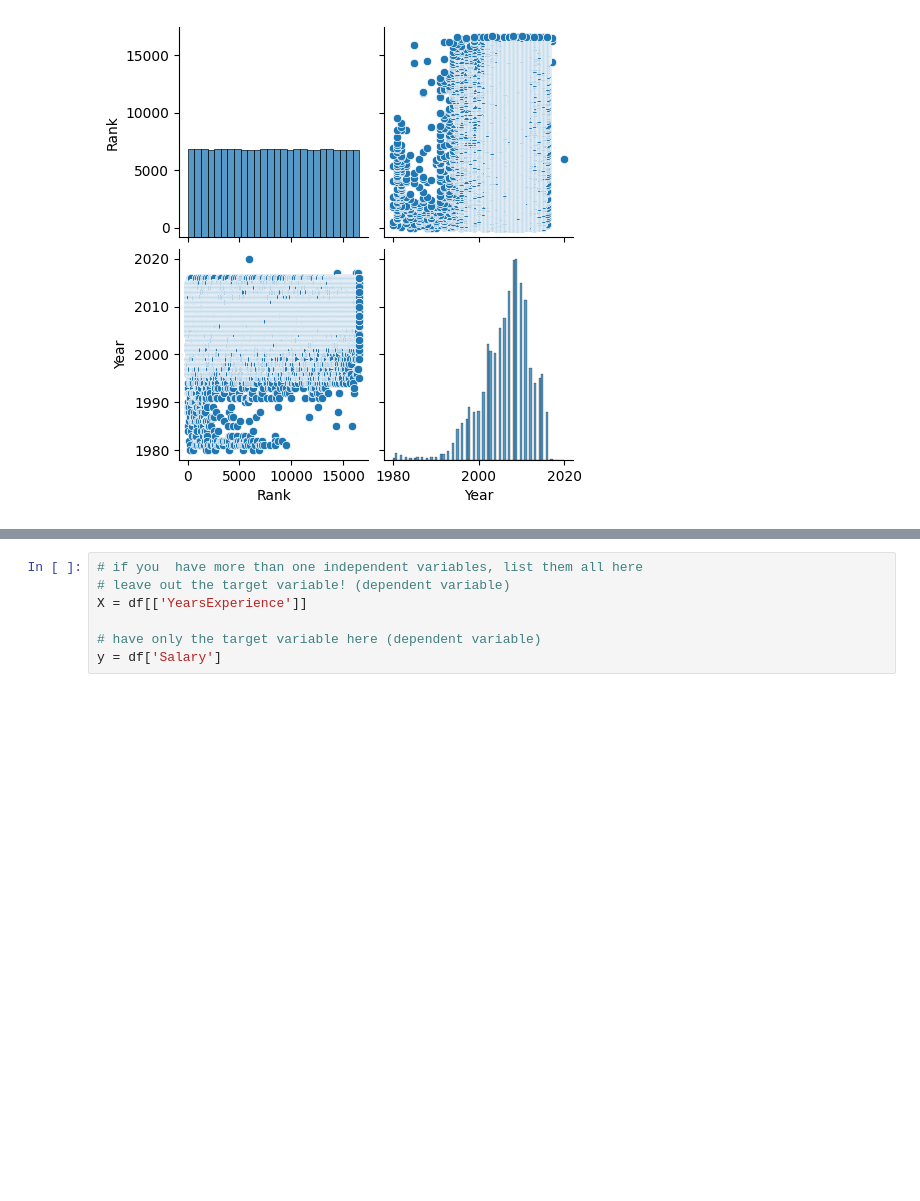
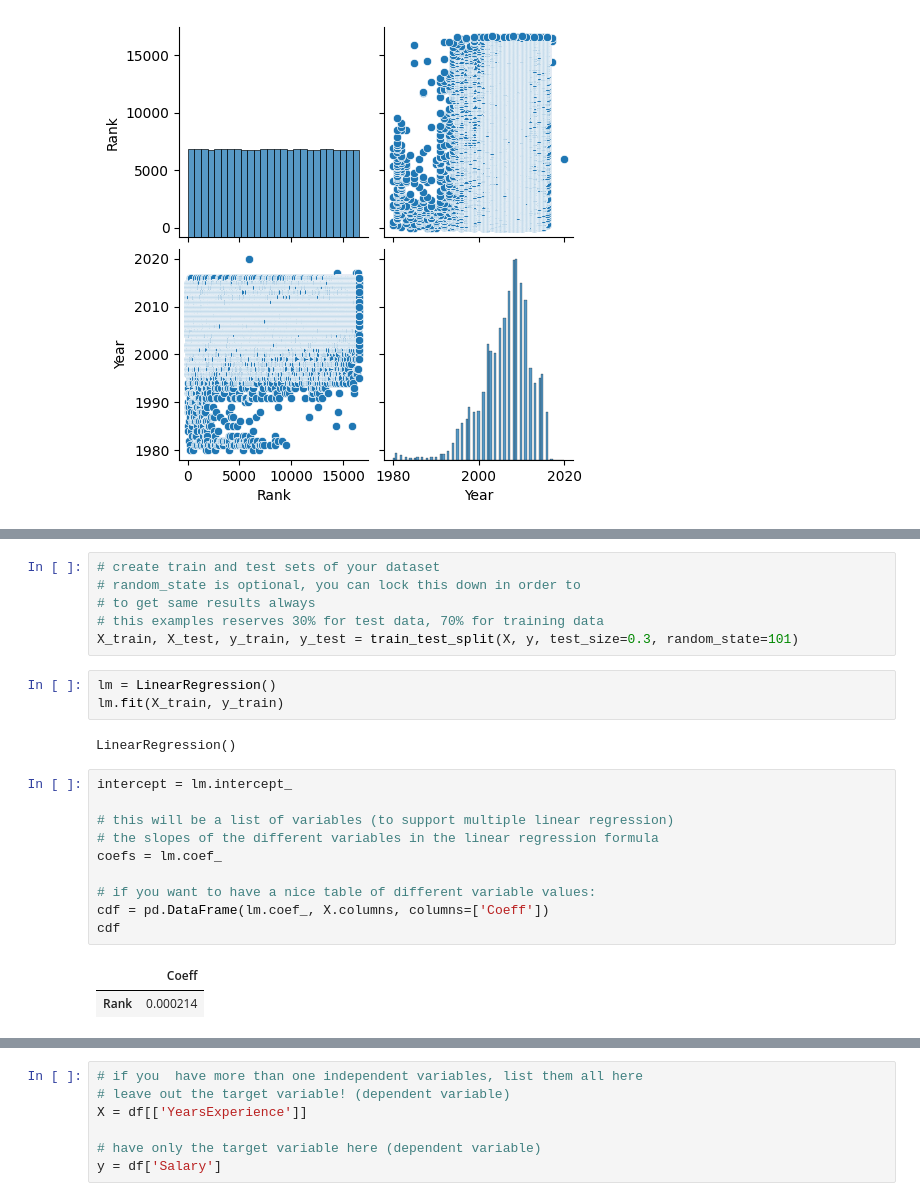
Before and after one commit to waseemimran/Introductiontomachinelearning, a Jupyter notebook: linearRegressionWithOwnDataset.ipynb, the cells around one changed output, grey strips where cells are left out. Saved outputs shown, nothing was run; the diff lists cells and outputs as text; blank space fills up the shorter version.

```diff
--- a/linearRegressionWithOwnDataset.ipynb
+++ b/linearRegressionWithOwnDataset.ipynb
@@ -111,0 +132,24 @@ csv_path = "selected_columns_file.csv"
+# %%
+# create train and test sets of your dataset
+# random_state is optional, you can lock this down in order to
+# to get same results always
+# this examples reserves 30% for test data, 70% for training data
+X_train, X_test, y_train, y_test = train_test_split(X, y, test_size=0.3, random_state=101)
+# %%
+lm = LinearRegression()
+lm.fit(X_train, y_train)
+# %% [output]
+LinearRegression()
+# %%
+intercept = lm.intercept_
+
+# this will be a list of variables (to support multiple linear regression)
+# the slopes of the different variables in the linear regression formula
+coefs = lm.coef_
+
+# if you want to have a nice table of different variable values:
+cdf = pd.DataFrame(lm.coef_, X.columns, columns=['Coeff'])
+cdf
+# %% [output]
+|  | Coeff |
+| Rank | 0.000214 |
```
Also changed, not shown: parts of 17 cells of this notebook.
